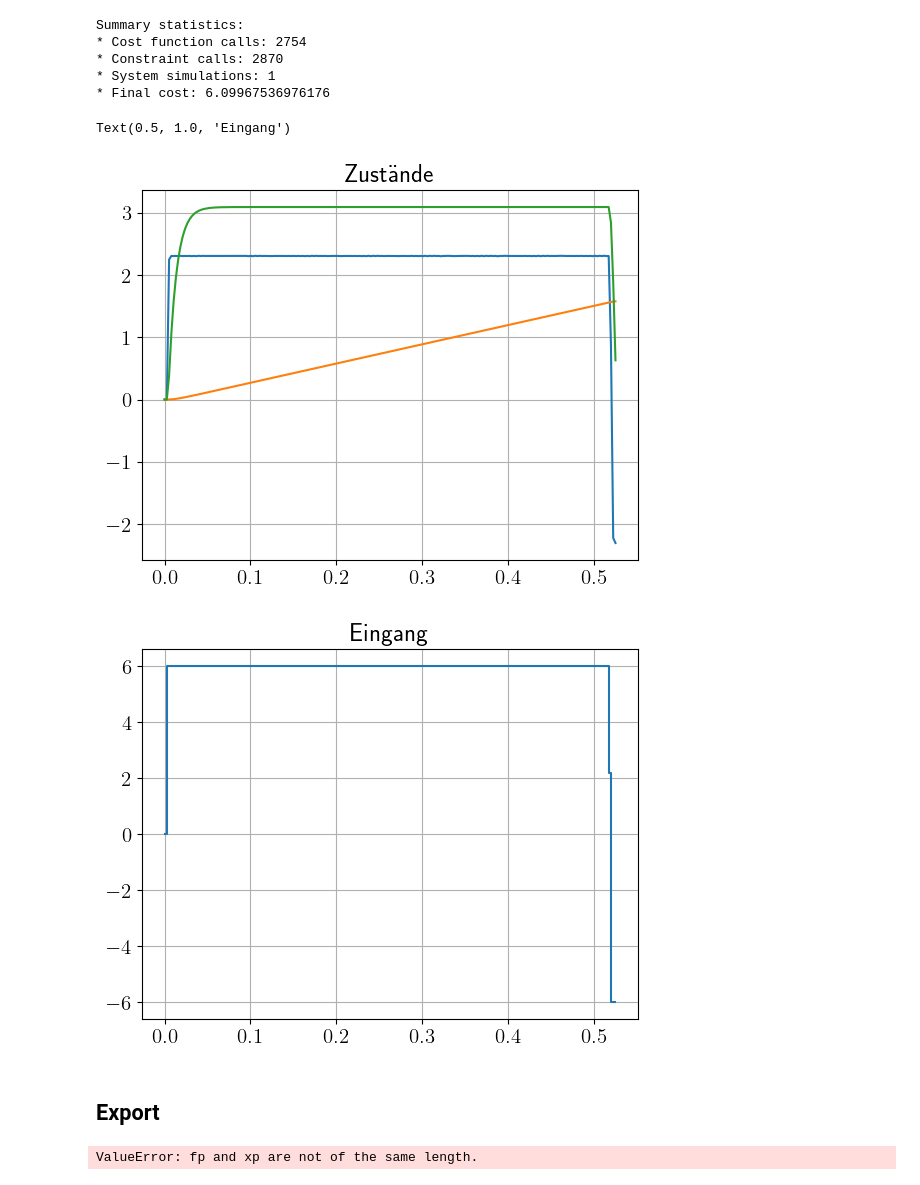
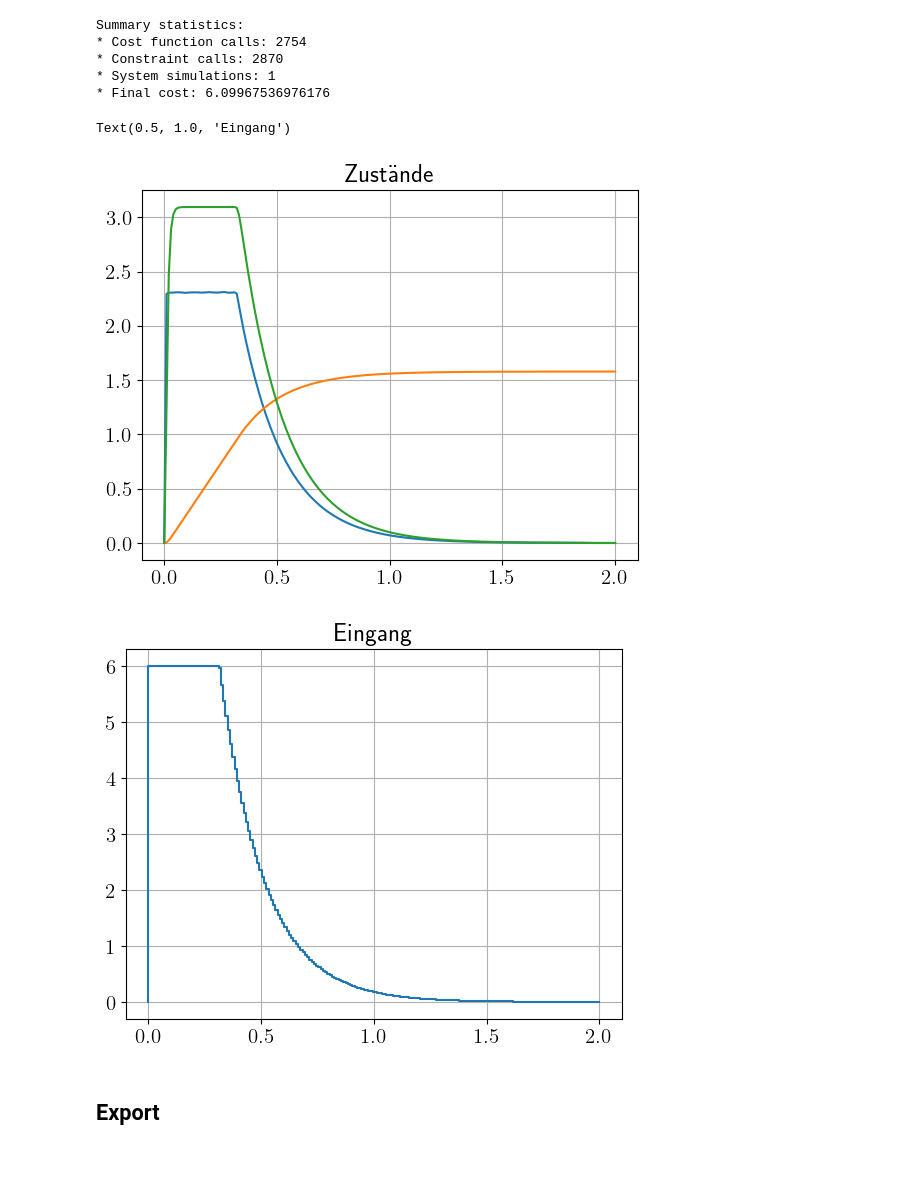
Before and after one commit to StefanKauf/OClab, a Jupyter notebook: 1_einfaches_Modell.ipynb, the cells around one changed output. Saved outputs shown, nothing was run; the diff lists cells and outputs as text; code cells hidden in the pictures.

Commit message:
fix Traj Output, del Überprüfung, fix Parametervar

```diff
--- a/1_einfaches_Modell.ipynb
+++ b/1_einfaches_Modell.ipynb
@@ -31,7 +31,7 @@ $
 # Gerneral
 N = 200                       # Stützstellen
 Tend = 2                      # Zeithorizont [s]
-t = np.linspace(0,Tend,N+1)   # Gleichverteilung der Stützstellen --> alternative mit Variablen dt
+t = np.linspace(0,Tend,N+1,endpoint=True)   # Gleichverteilung der Stützstellen --> alternative mit Variablen dt
 dt = Tend/N
 nx = 3
 nu = 1
@@ -275,7 +279,7 @@ opti3 = cas.casadi.Opti()
 
 # Minimiere x und u
 X = opti3.variable(nx,N+1) # State vector
-U = opti3.variable(nu,N)   # Control vector
+U = opti3.variable(nu,N+1)   # Control vector
 
 
 # Dynamic Constraints
@@ -462,33 +436,33 @@ Summary statistics:
 # %%
 # Simulate the system dynamics (open loop)
 #input = result.inputs; timepts = np.linspace(0, Tf, Nct, endpoint=True); t_ev=np.linspace(0, Tf, N)
-#input = U1 ;  timepts = np.linspace(0, Tf, N, endpoint=True); t_ev=np.linspace(0, Tf, N)
-input = U1 ;  timepts = np.linspace(0, T1, N, endpoint=True);  t_ev=np.linspace(0, T1, N)
+input = U3[:-1] ;  timepts = np.linspace(0, Tend, N, endpoint=True); t_ev=np.linspace(0, Tend, N)
+#input = U1[:-1] ;  timepts = np.linspace(0, T1, N, endpoint=True);  t_ev=np.linspace(0, T1, N)
 
 resp = ct.input_output_response(
     Quanser, timepts, input, x0,
     t_eval=t_ev)
-t, y, u = resp.time, resp.outputs, resp.inputs
+t_sim, y_sim, u_sim = resp.time, resp.outputs, resp.inputs
 
 
 plt.figure(1)
-plt.plot(t, y[0])
-plt.plot(t, y[1])
-plt.plot(t, y[2])
+plt.plot(t_sim, y_sim[0])
+plt.plot(t_sim, y_sim[1])
+plt.plot(t_sim, y_sim[2])
 plt.grid()
 plt.title('Zustände')
 
 plt.figure(2)
-plt.step(t,u[0])
+plt.step(t_sim,u_sim[0])
 plt.grid()
 plt.title('Eingang')
 # %% [output]
 Text(0.5, 1.0, 'Eingang')
-[figure, old version]
+[figure, new version]
-[figure, old version]
+[figure, new version]
 # %% [markdown]
 ## Export
 # %%
-libs.exportTrajectForQuanser(X2[1,:-1],X2[2,:-1],U2,t[:-1],dt,None,'1_Daten' )
+libs.exportTrajectForQuanser(X1[1],X1[2],U1,t1,dt/2,'Timeoptimal','1_Daten' )
+libs.exportTrajectForQuanser(X2[1],X2[2],U2,t,dt,'Scheinleistung','1_Daten' )
+libs.exportTrajectForQuanser(X3[1],X3[2],U3,t,dt,'Quad','1_Daten' )
-# %% [output]
-ValueError: fp and xp are not of the same length.
```
Also changed, not shown: parts of 13 cells of this notebook, 16 other files.
